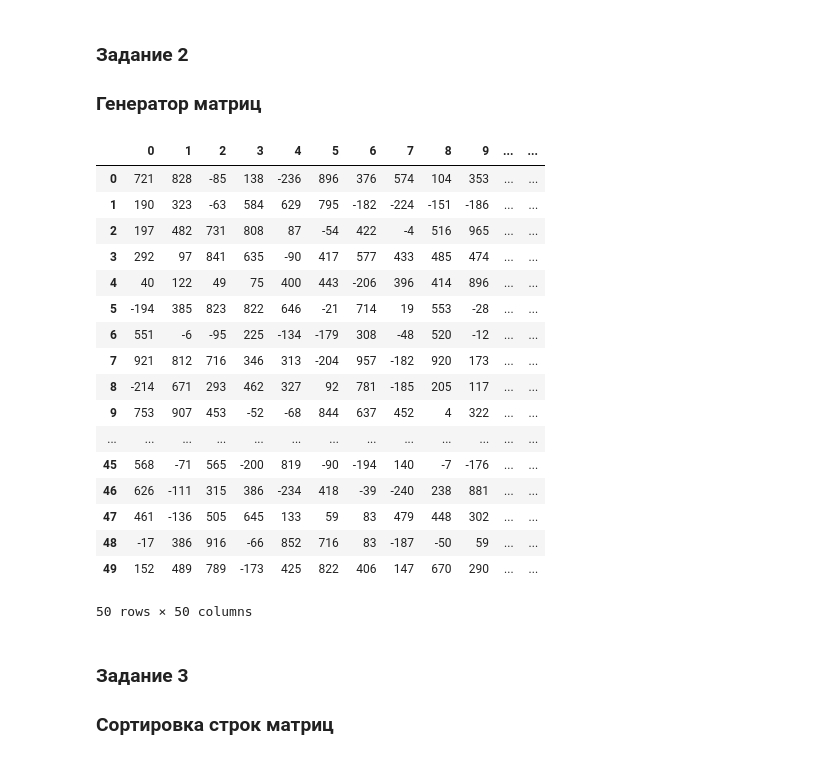
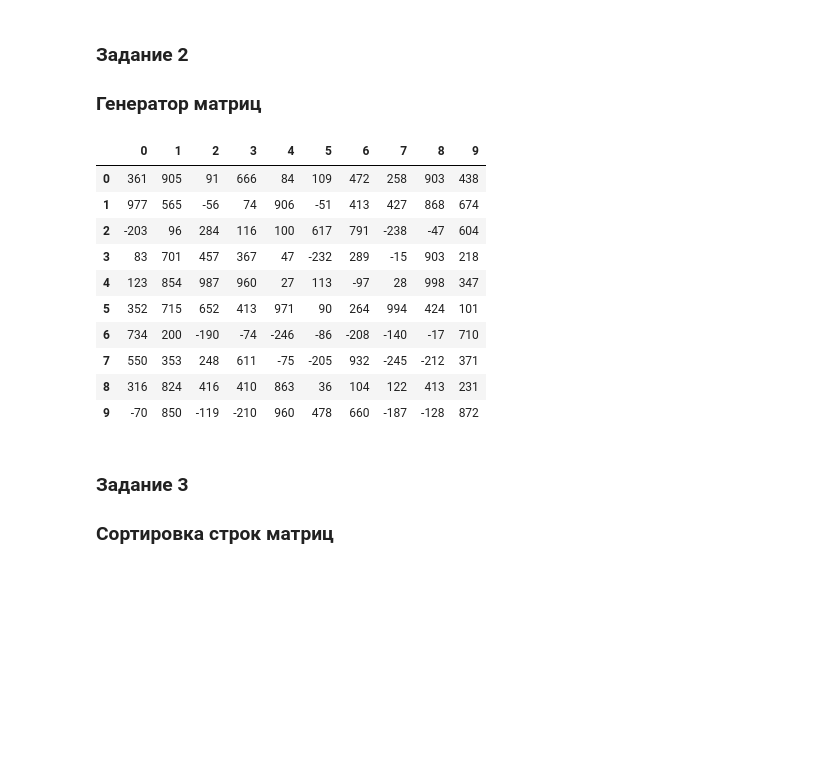
Before and after one commit to L1chik/algorithms, a Jupyter notebook: LAB1/LAB1.ipynb, the cells around one changed output. Drawn from its saved outputs; the diff is of its cells as text; code cells hidden in the pictures; blank space fills up the shorter version.

```diff
--- a/LAB1/LAB1.ipynb
+++ b/LAB1/LAB1.ipynb
@@ -17,27 +17,20 @@ def gen_matrix(m=50, n=50, min_limit=-250, max_limit=1000):
     return matrix
 # %%
 # Формирование матрицы
-test = gen_matrix()
+test = gen_matrix(10, 10)
 test
 # %% [output]
-|  | 0 | 1 | 2 | 3 | 4 | 5 | 6 | 7 | 8 | 9 | ... | ... |
-| 0 | 721 | 828 | -85 | 138 | -236 | 896 | 376 | 574 | 104 | 353 | ... | ... |
-| 1 | 190 | 323 | -63 | 584 | 629 | 795 | -182 | -224 | -151 | -186 | ... | ... |
-| 2 | 197 | 482 | 731 | 808 | 87 | -54 | 422 | -4 | 516 | 965 | ... | ... |
-| 3 | 292 | 97 | 841 | 635 | -90 | 417 | 577 | 433 | 485 | 474 | ... | ... |
-| 4 | 40 | 122 | 49 | 75 | 400 | 443 | -206 | 396 | 414 | 896 | ... | ... |
-| 5 | -194 | 385 | 823 | 822 | 646 | -21 | 714 | 19 | 553 | -28 | ... | ... |
-| 6 | 551 | -6 | -95 | 225 | -134 | -179 | 308 | -48 | 520 | -12 | ... | ... |
-| 7 | 921 | 812 | 716 | 346 | 313 | -204 | 957 | -182 | 920 | 173 | ... | ... |
-| 8 | -214 | 671 | 293 | 462 | 327 | 92 | 781 | -185 | 205 | 117 | ... | ... |
-| 9 | 753 | 907 | 453 | -52 | -68 | 844 | 637 | 452 | 4 | 322 | ... | ... |
-| ... | ... | ... | ... | ... | ... | ... | ... | ... | ... | ... | ... | ... |
-| 45 | 568 | -71 | 565 | -200 | 819 | -90 | -194 | 140 | -7 | -176 | ... | ... |
-| 46 | 626 | -111 | 315 | 386 | -234 | 418 | -39 | -240 | 238 | 881 | ... | ... |
-| 47 | 461 | -136 | 505 | 645 | 133 | 59 | 83 | 479 | 448 | 302 | ... | ... |
-| 48 | -17 | 386 | 916 | -66 | 852 | 716 | 83 | -187 | -50 | 59 | ... | ... |
-| 49 | 152 | 489 | 789 | -173 | 425 | 822 | 406 | 147 | 670 | 290 | ... | ... |
+|  | 0 | 1 | 2 | 3 | 4 | 5 | 6 | 7 | 8 | 9 |
+| 0 | 361 | 905 | 91 | 666 | 84 | 109 | 472 | 258 | 903 | 438 |
+| 1 | 977 | 565 | -56 | 74 | 906 | -51 | 413 | 427 | 868 | 674 |
+| 2 | -203 | 96 | 284 | 116 | 100 | 617 | 791 | -238 | -47 | 604 |
+| 3 | 83 | 701 | 457 | 367 | 47 | -232 | 289 | -15 | 903 | 218 |
+| 4 | 123 | 854 | 987 | 960 | 27 | 113 | -97 | 28 | 998 | 347 |
+| 5 | 352 | 715 | 652 | 413 | 971 | 90 | 264 | 994 | 424 | 101 |
+| 6 | 734 | 200 | -190 | -74 | -246 | -86 | -208 | -140 | -17 | 710 |
+| 7 | 550 | 353 | 248 | 611 | -75 | -205 | 932 | -245 | -212 | 371 |
+| 8 | 316 | 824 | 416 | 410 | 863 | 36 | 104 | 122 | 413 | 231 |
+| 9 | -70 | 850 | -119 | -210 | 960 | 478 | 660 | -187 | -128 | 872 |
-50 rows × 50 columns
 # %% [markdown]
 ### Задание 3
 
```
Also changed, not shown: parts of 8 cells of this notebook.
